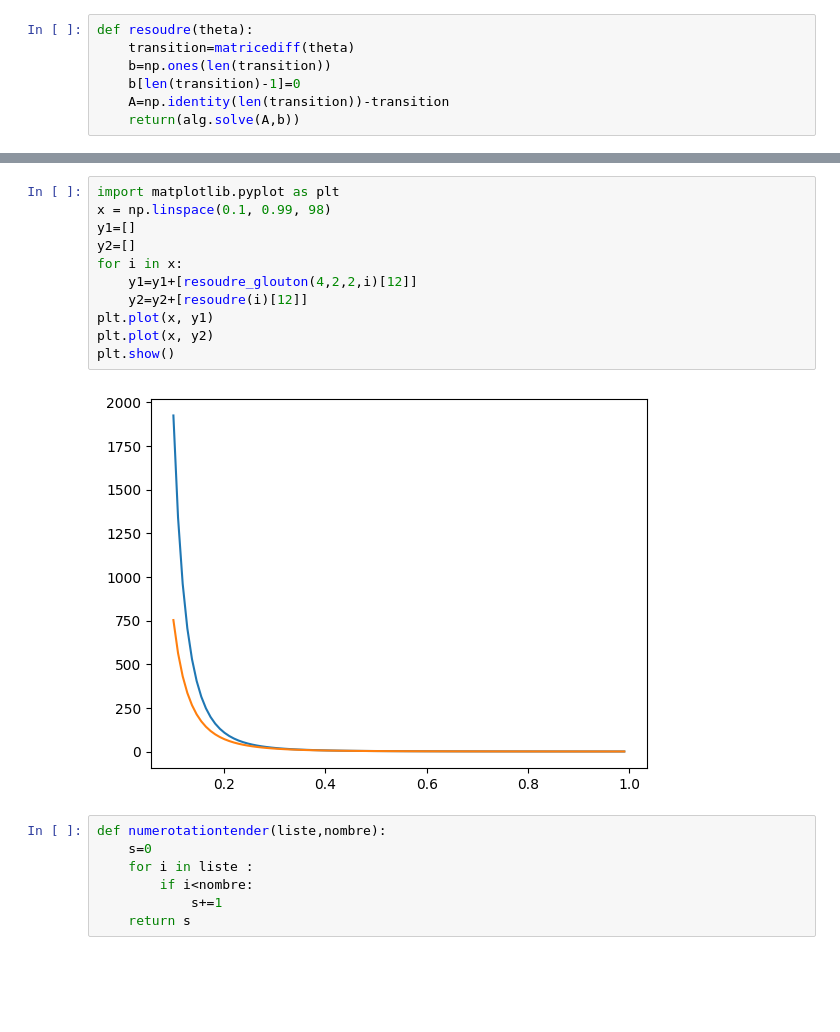
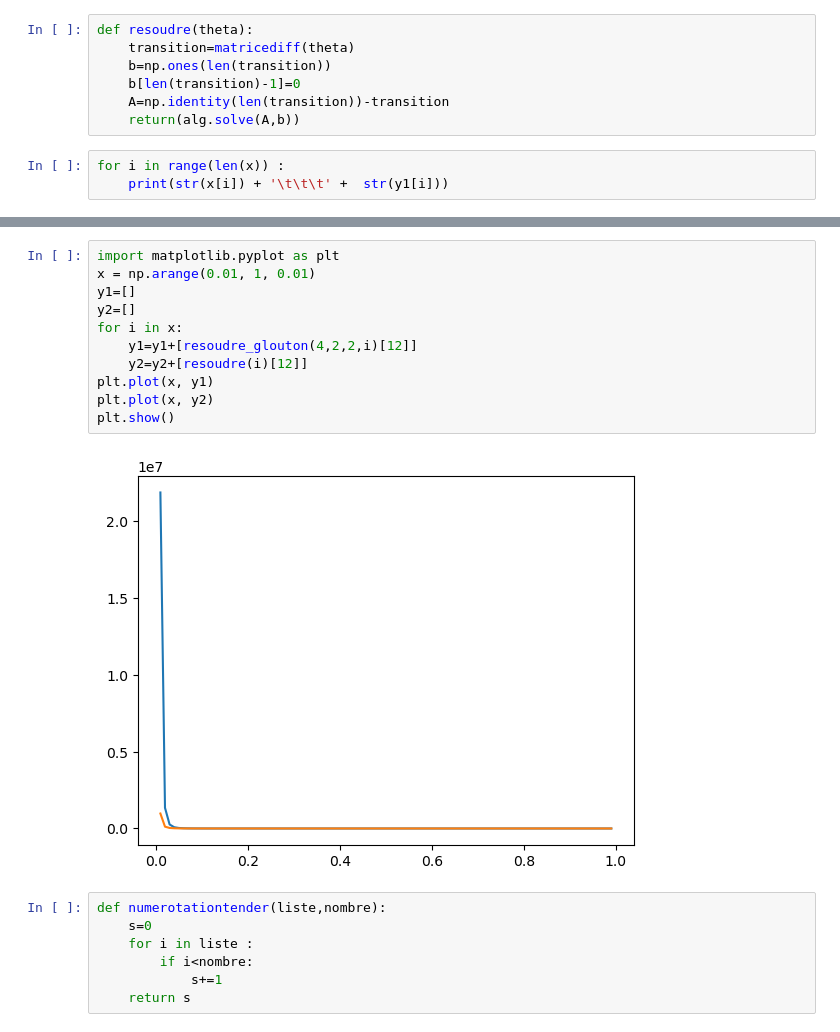
Before and after one commit to AsdaeSunspark/Maths-pour-l-entreprise, a Jupyter notebook: graphes et transition.ipynb, the cells around one changed output, grey strips where cells are left out. Saved outputs shown, nothing was run; the diff lists cells and outputs as text; blank space fills up the shorter version.

```diff
--- a/graphes et transition.ipynb
+++ b/graphes et transition.ipynb
@@ -1127,3 +1137,6 @@ def resoudre(theta):
     b[len(transition)-1]=0
     A=np.identity(len(transition))-transition
     return(alg.solve(A,b))
+# %%
+for i in range(len(x)) :
+    print(str(x[i]) + '\t\t\t' +  str(y1[i]))
@@ -1130,16 +1161,16 @@ def resoudre(theta):
 # %%
 import matplotlib.pyplot as plt
-x = np.linspace(0.1, 0.99, 98)
+x = np.arange(0.01, 1, 0.01)
 y1=[]
 y2=[]
 for i in x:
     y1=y1+[resoudre_glouton(4,2,2,i)[12]]
     y2=y2+[resoudre(i)[12]]
 plt.plot(x, y1)
 plt.plot(x, y2)
 plt.show()
 # %% [output]
-[figure, old version]
+[figure, new version]
 # %%
 def numerotationtender(liste,nombre):
     s=0
```
Also changed, not shown: parts of 4 cells of this notebook, 1 other file.
